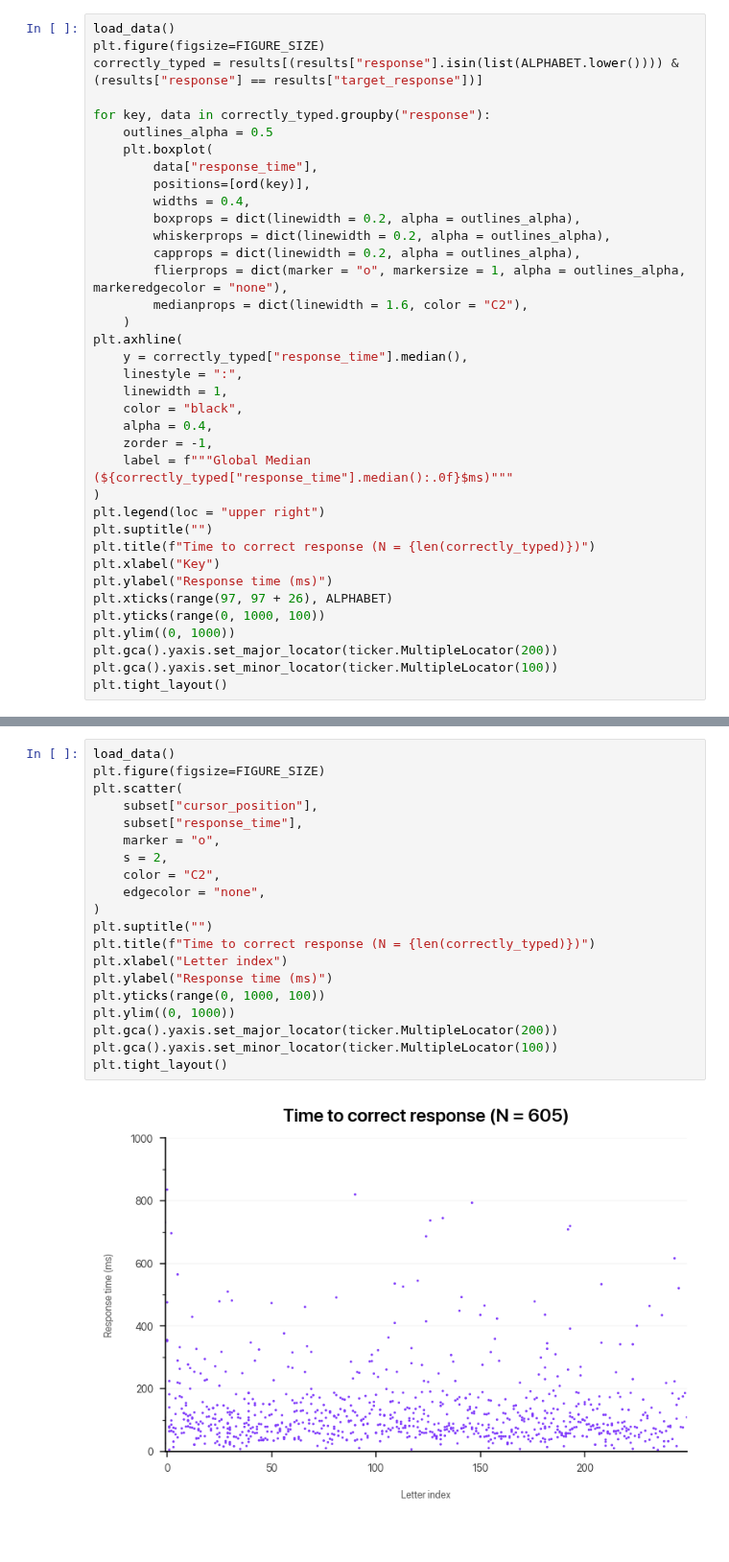
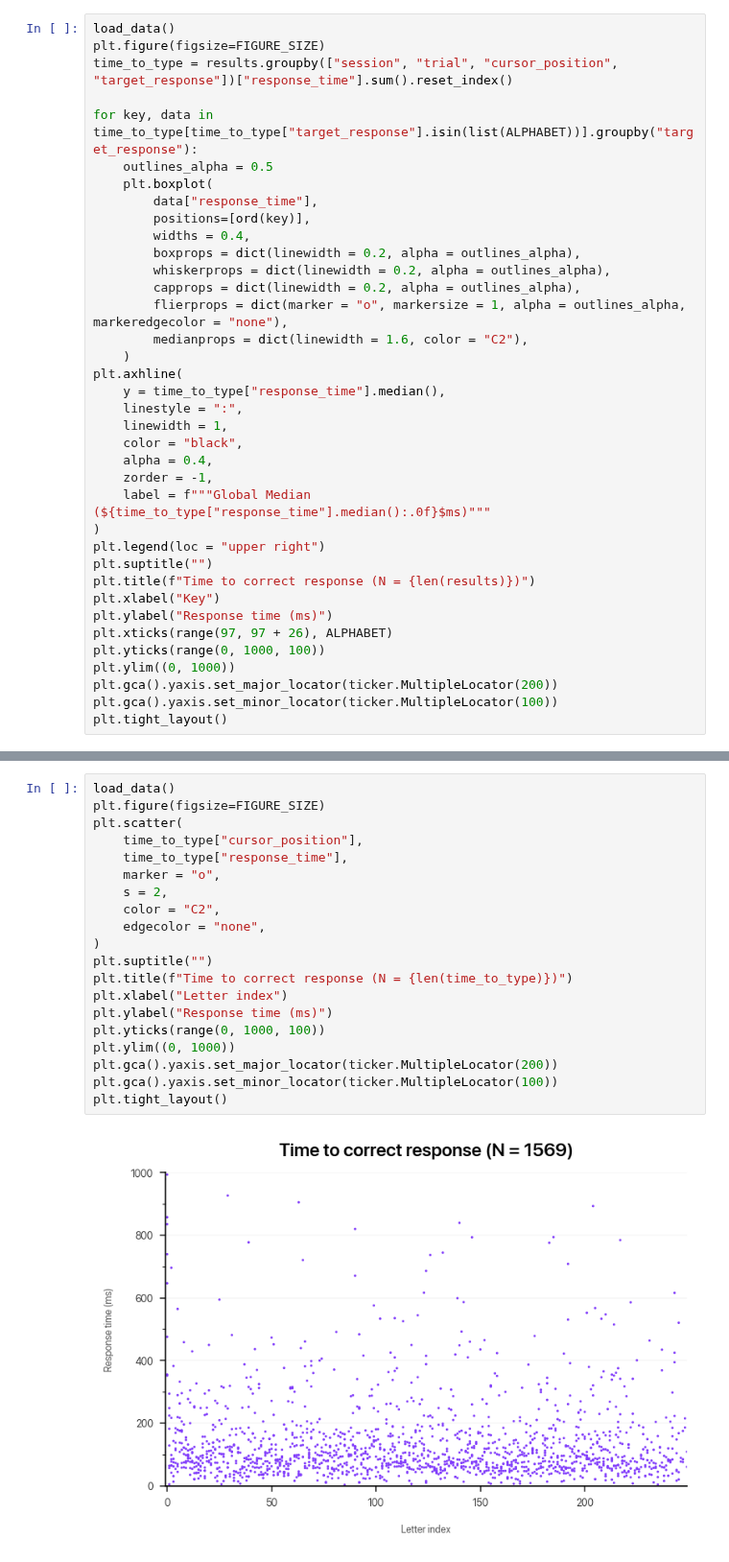
Before and after one commit to dlundgaard/AuthorshipArtifice, a Jupyter notebook: data_pipeline.ipynb, the cells around one changed output, grey strips where cells are left out. Shown at 96% size. Saved outputs shown, nothing was run; the diff lists cells and outputs as text.

```diff
--- a/data_pipeline.ipynb
+++ b/data_pipeline.ipynb
@@ -39,9 +39,9 @@ plt.tight_layout()
 # %%
 load_data()
 plt.figure(figsize=FIGURE_SIZE)
-correctly_typed = results[(results["response"].isin(list(ALPHABET.lower()))) & (results["response"] == results["target_response"])]
+time_to_type = results.groupby(["session", "trial", "cursor_position", "target_response"])["response_time"].sum().reset_index()
 
-for key, data in correctly_typed.groupby("response"):
+for key, data in time_to_type[time_to_type["target_response"].isin(list(ALPHABET))].groupby("target_response"):
     outlines_alpha = 0.5
     plt.boxplot(
         data["response_time"],
@@ -54,17 +54,17 @@ for key, data in correctly_typed.groupby("response"):
         medianprops = dict(linewidth = 1.6, color = "C2"),
     )
 plt.axhline(
-    y = correctly_typed["response_time"].median(),
+    y = time_to_type["response_time"].median(),
     linestyle = ":",
     linewidth = 1,
     color = "black",
     alpha = 0.4,
     zorder = -1,
-    label = f"""Global Median (${correctly_typed["response_time"].median():.0f}$ms)"""
+    label = f"""Global Median (${time_to_type["response_time"].median():.0f}$ms)"""
 )
 plt.legend(loc = "upper right")
 plt.suptitle("")
-plt.title(f"Time to correct response (N = {len(correctly_typed)})")
+plt.title(f"Time to correct response (N = {len(results)})")
 plt.xlabel("Key")
 plt.ylabel("Response time (ms)")
 plt.xticks(range(97, 97 + 26), ALPHABET)
@@ -112,22 +112,22 @@ plt.tight_layout()
 # %%
 load_data()
 plt.figure(figsize=FIGURE_SIZE)
 plt.scatter(
-    subset["cursor_position"],
-    subset["response_time"],
+    time_to_type["cursor_position"],
+    time_to_type["response_time"],
     marker = "o",
     s = 2,
     color = "C2",
     edgecolor = "none",
 )
 plt.suptitle("")
-plt.title(f"Time to correct response (N = {len(correctly_typed)})")
+plt.title(f"Time to correct response (N = {len(time_to_type)})")
 plt.xlabel("Letter index")
 plt.ylabel("Response time (ms)")
 plt.yticks(range(0, 1000, 100))
 plt.ylim((0, 1000))
 plt.gca().yaxis.set_major_locator(ticker.MultipleLocator(200))
 plt.gca().yaxis.set_minor_locator(ticker.MultipleLocator(100))
 plt.tight_layout()
 # %% [output]
-[figure, old version]
+[figure, new version]
```
Also changed, not shown: parts of 5 cells of this notebook, 1 other file.
